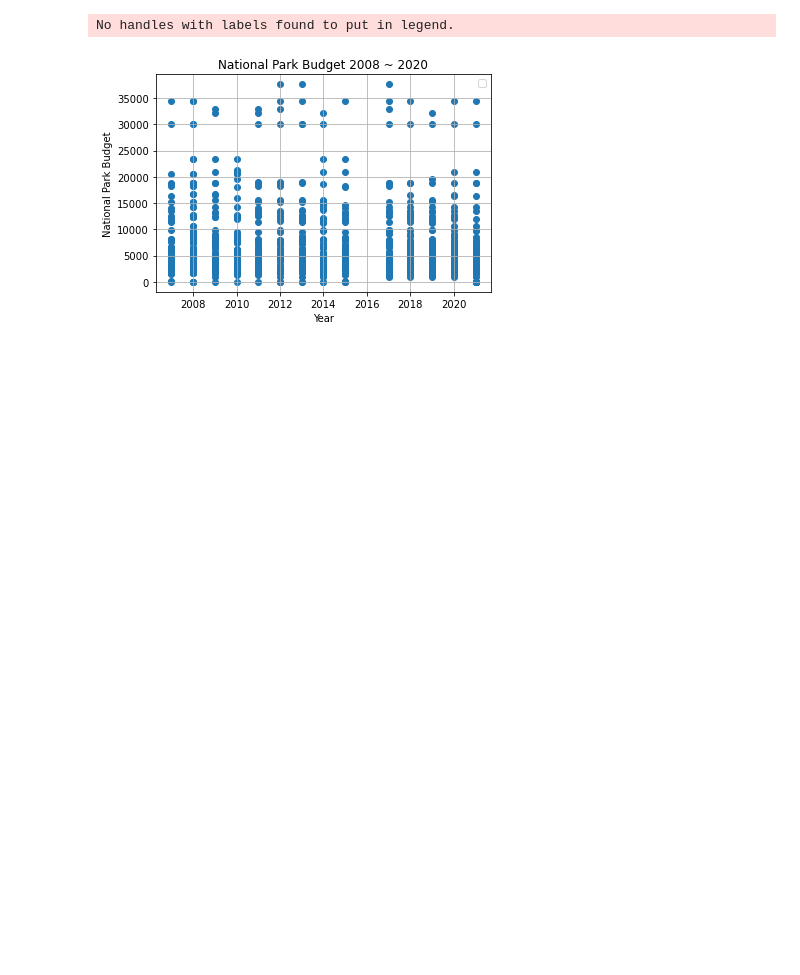
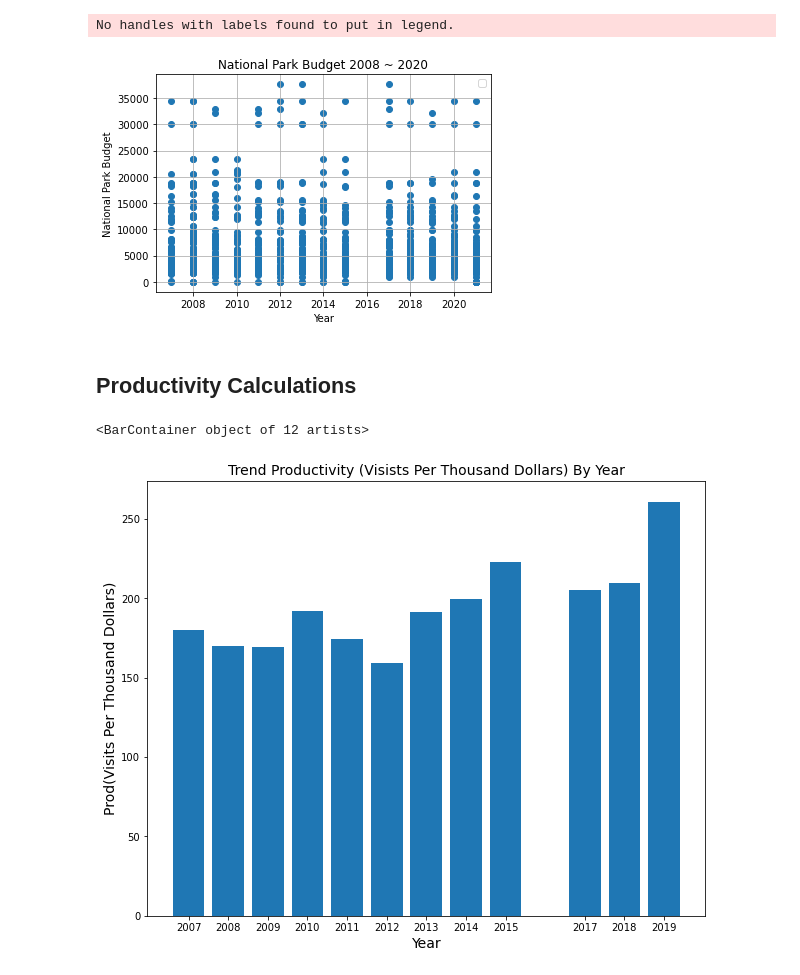
Before and after one commit to mregpala/project-national-park-performance, a Jupyter notebook: NationalParkAnalysis.ipynb, the cells around one changed output. Drawn from its saved outputs; the diff is of its cells as text; code cells hidden in the pictures; blank space fills up the shorter version.

Commit message:
ANalysis and graphs

```diff
--- a/NationalParkAnalysis.ipynb
+++ b/NationalParkAnalysis.ipynb
@@ -689,3 +738,26 @@ plt.show()
 # %% [output]
 No handles with labels found to put in legend.
 [figure]
+# %% [markdown]
+## Productivity Calculations
+# %%
+#Productivity is measured as Visits/Per Dollars spent in thousands
+#Productivity at park/year grain
+Productivity_det_df = Budget_Attendance_final_df
+Productivity_det_df["Prod (Visits Per Thousand Dollars)"] = round(Productivity_det_df["Visits"] / Productivity_det_df["AdjBudg(dollars in thousands)"],2)
+
+#Build Productivity for all parks
+Productivity_summ_groupby = Budget_Attendance_final_df.groupby(by=["Year"])
+
+Productivity_summ_df  = Productivity_summ_groupby["Visits","AdjBudg(dollars in thousands)"].sum().reset_index()
+Productivity_summ_df["Prod (Visits Per Thousand Dollars)"] = round(Productivity_summ_df["Visits"] / Productivity_summ_df["AdjBudg(dollars in thousands)"],2)
+# %%
+plt.figure(figsize=(10,8))
+plt.xticks(Productivity_summ_df["Year"])
+plt.ylabel("Prod(Visits Per Thousand Dollars)",fontsize=14)
+plt.xlabel("Year",fontsize=14)
+plt.title("Trend Productivity (Visists Per Thousand Dollars) By Year",fontsize=14)
+plt.bar(Productivity_summ_df["Year"], Productivity_summ_df["Prod (Visits Per Thousand Dollars)"],width=.8)
+# %% [output]
+<BarContainer object of 12 artists>
+[figure, added]
```
Also changed, not shown: parts of 20 cells of this notebook, 46 other files.
